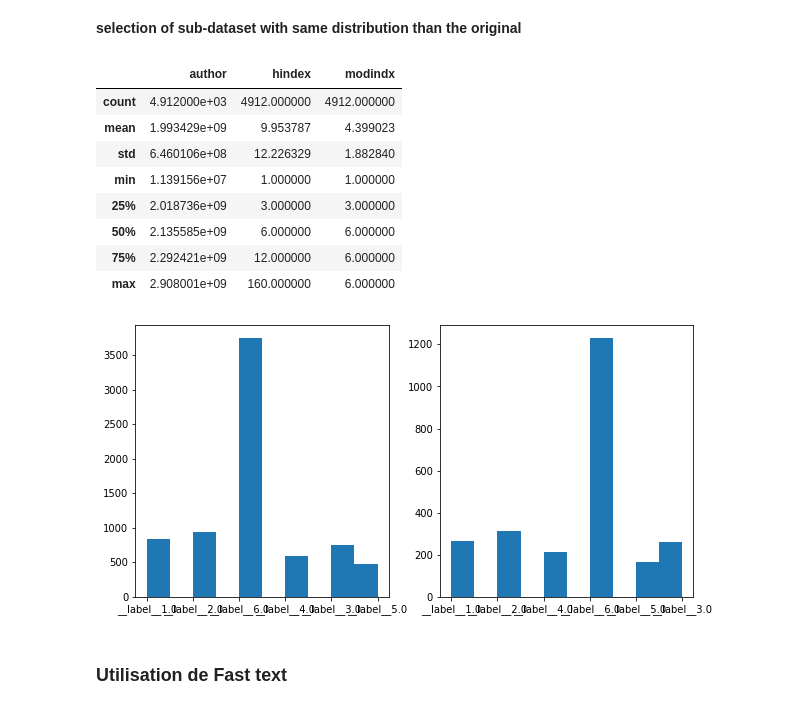
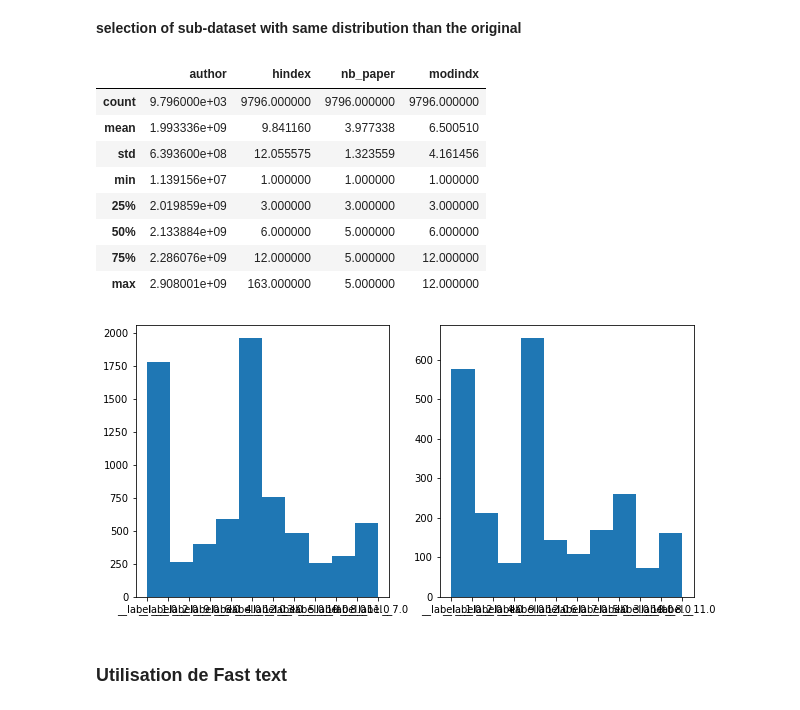
Before and after one commit to gostreap/h_index, a Jupyter notebook: src/prepro.ipynb, the cells around one changed output. Drawn from its saved outputs; the diff is of its cells as text; code cells hidden in the pictures.

Commit message:
clean prepro

```diff
--- a/src/prepro.ipynb
+++ b/src/prepro.ipynb
@@ -59,18 +58,21 @@ def preprocessing_for_fastText(n_sample,data):
     df_data = data1.merge(df_abstract_text,left_on="author",right_on="author",how="inner")
     return df_data
 
-def preprocessing2_for_fastText(n_sample,data,k):
+def small_class(data,k):
     maxi = data['hindex'].max()
     data['modindx'] = data['hindex'].apply(lambda x:x if x<k else k)
+    data['hindex_lab'] = data['modindx'].apply(lambda x:'__label__'+str(x))
+    return data
+def preprocessing2_for_fastText(n_sample,data):
     data1 = data.sample(n=n_sample,random_state=1)
     ids = data1['author'].to_list()
     paper_id_dic = get_authors_papers_id_by_ids(ids)
     abstract = get_abstracts_by_dic(paper_id_dic)
     abstract_text = {}
     for id in abstract.keys() :
-        abstract_text[id] = " ".join(simple_preprocess(" ".join([getText(r) for r in abstract[id]])))
-    data1['hindex_lab'] = data1['modindx'].apply(lambda x:'__label__'+str(x))
-    df_abstract_text = pd.DataFrame.from_dict(abstract_text,orient = 'index',columns=['text'])
+        abstract_text[id] =[" ".join(simple_preprocess(" ".join([getText(r) for r in abstract[id]]))),len(abstract[id])]
+    #data1['hindex_lab'] = data1['modindx'].apply(lambda x:'__label__'+str(x))
+    df_abstract_text = pd.DataFrame.from_dict(abstract_text,orient = 'index',columns=['text','nb_paper'])
     df_abstract_text["author"] = df_abstract_text.index
     df_abstract_text= df_abstract_text.reset_index(drop=True)
     df_data = data1.merge(df_abstract_text,left_on="author",right_on="author",how="inner")
@@ -101,22 +105,25 @@ data = preprocessing2_for_fastText(10000,train,6)
+# %%
+data2 = pd.read_csv("data_10000.csv")
+data2 = small_class(data2,12)
 # %%
-data.describe()
+data2.describe()
 # %% [output]
-|  | author | hindex | modindx |
-| count | 4.912000e+03 | 4912.000000 | 4912.000000 |
-| mean | 1.993429e+09 | 9.953787 | 4.399023 |
-| std | 6.460106e+08 | 12.226329 | 1.882840 |
-| min | 1.139156e+07 | 1.000000 | 1.000000 |
-| 25% | 2.018736e+09 | 3.000000 | 3.000000 |
-| 50% | 2.135585e+09 | 6.000000 | 6.000000 |
-| 75% | 2.292421e+09 | 12.000000 | 6.000000 |
-| max | 2.908001e+09 | 160.000000 | 6.000000 |
+|  | author | hindex | nb_paper | modindx |
+| count | 9.796000e+03 | 9796.000000 | 9796.000000 | 9796.000000 |
+| mean | 1.993336e+09 | 9.841160 | 3.977338 | 6.500510 |
+| std | 6.393600e+08 | 12.055575 | 1.323559 | 4.161456 |
+| min | 1.139156e+07 | 1.000000 | 1.000000 | 1.000000 |
+| 25% | 2.019859e+09 | 3.000000 | 3.000000 | 3.000000 |
+| 50% | 2.133884e+09 | 6.000000 | 5.000000 | 6.000000 |
+| 75% | 2.286076e+09 | 12.000000 | 5.000000 | 12.000000 |
+| max | 2.908001e+09 | 163.000000 | 5.000000 | 12.000000 |
 # %%
-train1,test1 = train_test_split(data,random_state=1)
+train1,test1 = train_test_split(data2,random_state=1)
 plt.figure(figsize=(10,5))
 plt.subplot(1,2,1).hist(train1['hindex_lab'])
 plt.subplot(1,2,2).hist(test1['hindex_lab']);
 # %% [output]
-[figure, old version]
+[figure, new version]
 # %%
 df_to_txt(train1,"train2.txt")
 df_to_txt(test1,"test2.txt")
```
Also changed, not shown: parts of 38 cells of this notebook.
